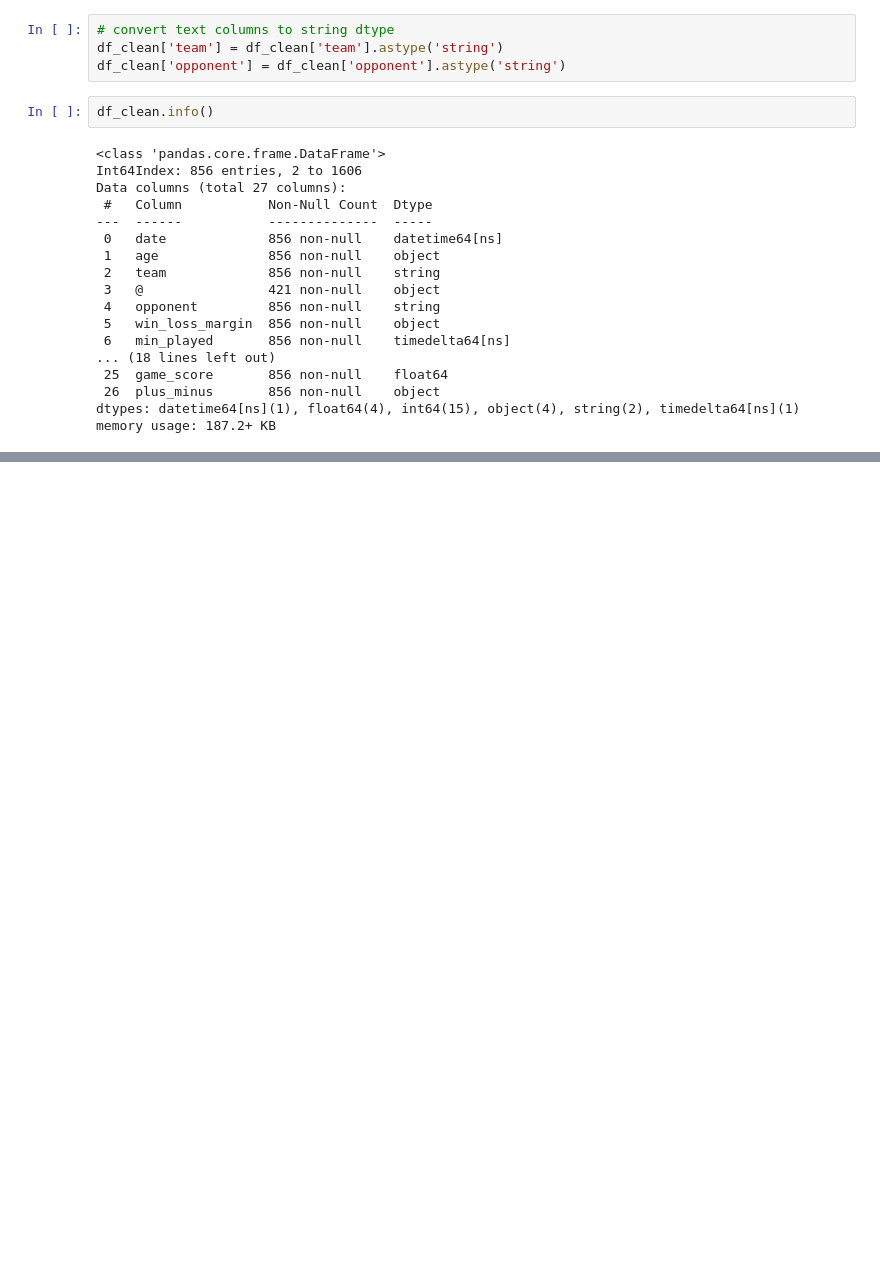
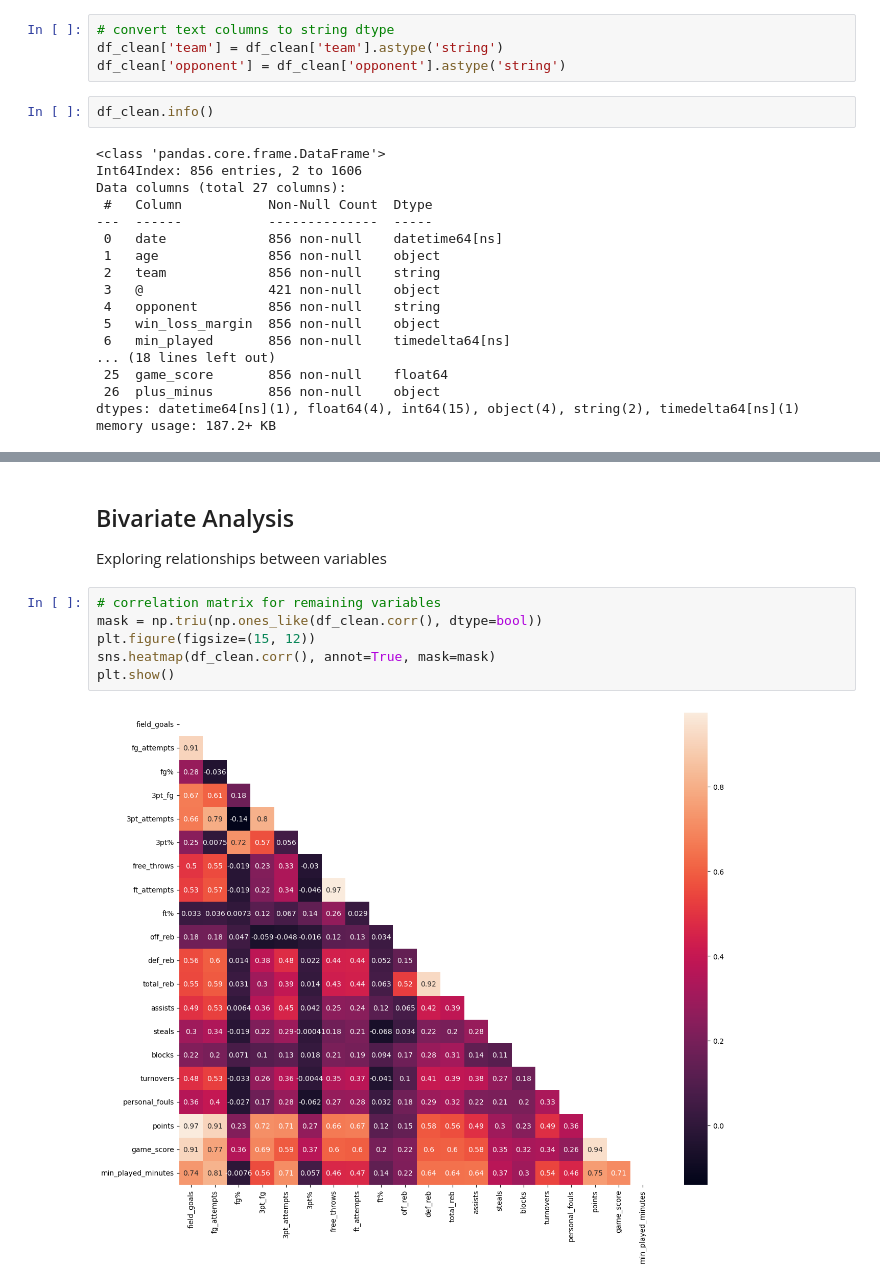
Before and after one commit to walcotttt/capstone, a Jupyter notebook: EDA.ipynb, the cells around one changed output, grey strips where cells are left out. Saved outputs shown, nothing was run; the diff lists cells and outputs as text; blank space fills up the shorter version.

```diff
--- a/EDA.ipynb
+++ b/EDA.ipynb
@@ -246,0 +273,11 @@ memory usage: 187.2+ KB
+# %% [markdown]
+## Bivariate Analysis
+Exploring relationships between variables
+# %%
+# correlation matrix for remaining variables
+mask = np.triu(np.ones_like(df_clean.corr(), dtype=bool))
+plt.figure(figsize=(15, 12))
+sns.heatmap(df_clean.corr(), annot=True, mask=mask)
+plt.show()
+# %% [output]
+[figure, added]
```
Also changed, not shown: parts of 5 cells of this notebook, 1 other file.
